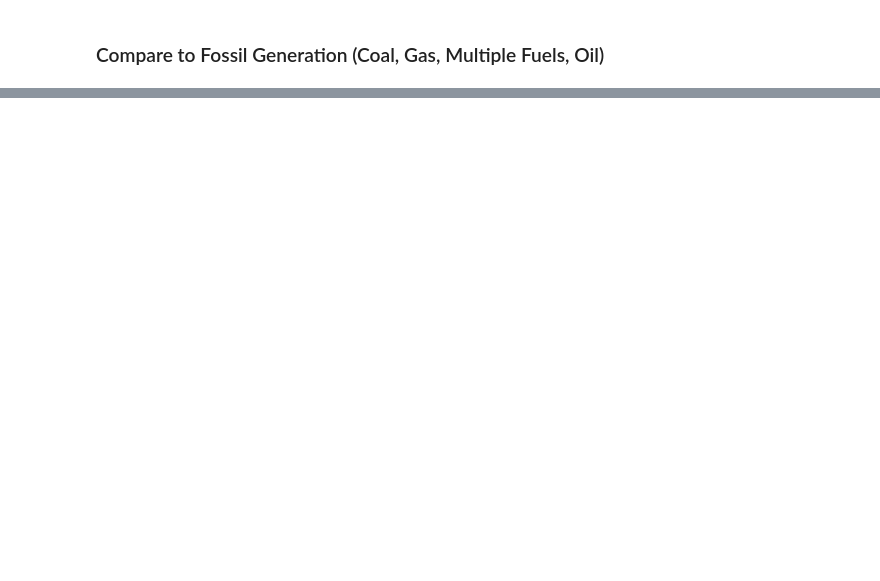
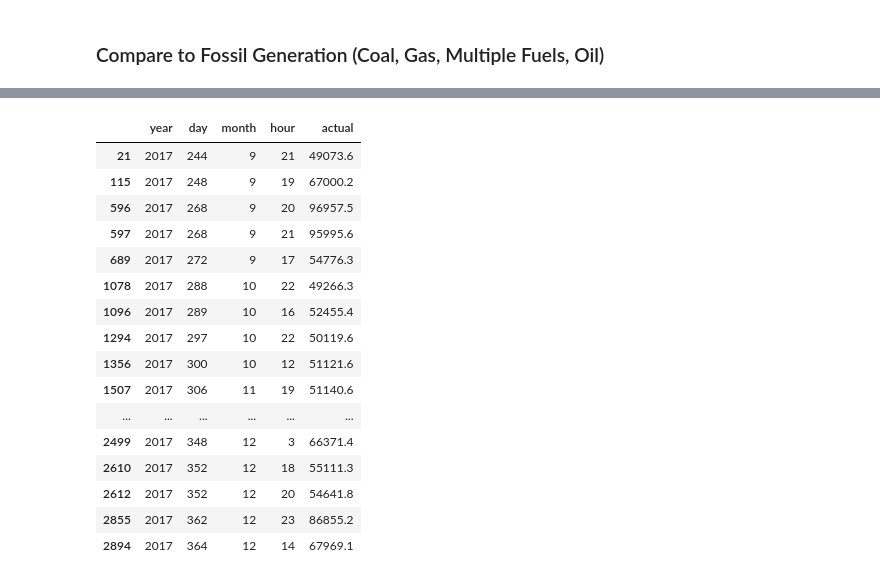
Before and after one commit to amy-wang/thesis2, a Jupyter notebook: data/Fossil Generation Forecasts.ipynb, the cells around one changed output, grey strips where cells are left out. Drawn from its saved outputs; the diff is of its cells as text; code cells hidden in the pictures; blank space fills up the shorter version.

```diff
--- a/data/Fossil Generation Forecasts.ipynb
+++ b/data/Fossil Generation Forecasts.ipynb
@@ -196,0 +285,5 @@ plt.legend()
+# %%
+# Standardize the Error
+a, b = 0, 1
+x, y = compare.error.min(), compare.error.max()
+compare['error_standardized'] = (compare.error - x) / (y - x) * (b - a) + a
@@ -196,0 +328,4 @@ plt.legend()
+# %%
+low_error_dates = compare.loc[compare['error_standardized'] < 0.00001]
+# %%
+low_error_dates = extract_date(low_error_dates, 'datetime')
@@ -196,0 +352,2 @@ plt.legend()
+# %%
+low_error_dates = low_error_dates[['year', 'day', 'month', 'hour', 'actual']]
@@ -196,0 +356,20 @@ plt.legend()
+# %%
+low_error_dates
+# %% [output]
+|  | year | day | month | hour | actual |
+| 21 | 2017 | 244 | 9 | 21 | 49073.6 |
+| 115 | 2017 | 248 | 9 | 19 | 67000.2 |
+| 596 | 2017 | 268 | 9 | 20 | 96957.5 |
+| 597 | 2017 | 268 | 9 | 21 | 95995.6 |
+| 689 | 2017 | 272 | 9 | 17 | 54776.3 |
+| 1078 | 2017 | 288 | 10 | 22 | 49266.3 |
+| 1096 | 2017 | 289 | 10 | 16 | 52455.4 |
+| 1294 | 2017 | 297 | 10 | 22 | 50119.6 |
+| 1356 | 2017 | 300 | 10 | 12 | 51121.6 |
+| 1507 | 2017 | 306 | 11 | 19 | 51140.6 |
+| ... | ... | ... | ... | ... | ... |
+| 2499 | 2017 | 348 | 12 | 3 | 66371.4 |
+| 2610 | 2017 | 352 | 12 | 18 | 55111.3 |
+| 2612 | 2017 | 352 | 12 | 20 | 54641.8 |
+| 2855 | 2017 | 362 | 12 | 23 | 86855.2 |
+| 2894 | 2017 | 364 | 12 | 14 | 67969.1 |
```
Also changed, not shown: parts of 38 cells of this notebook.
